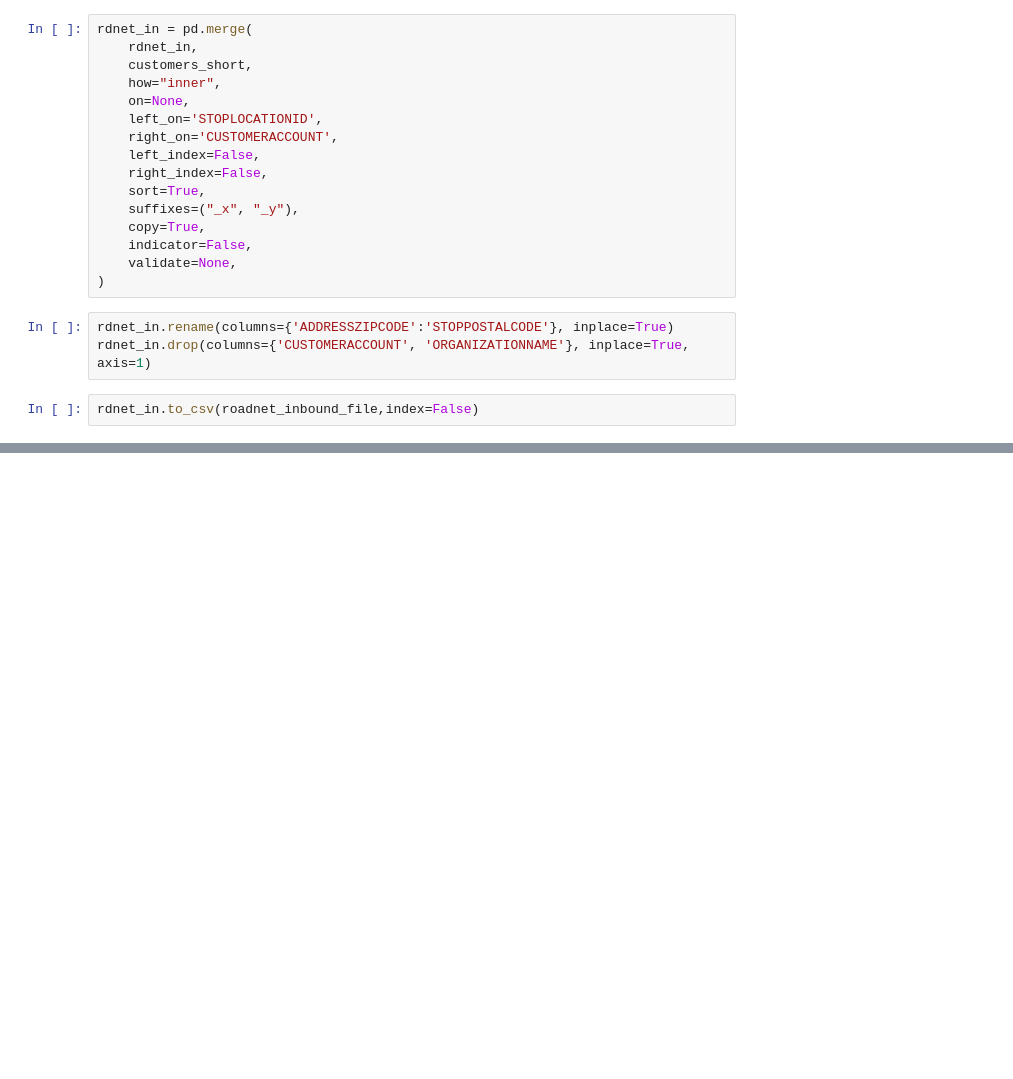
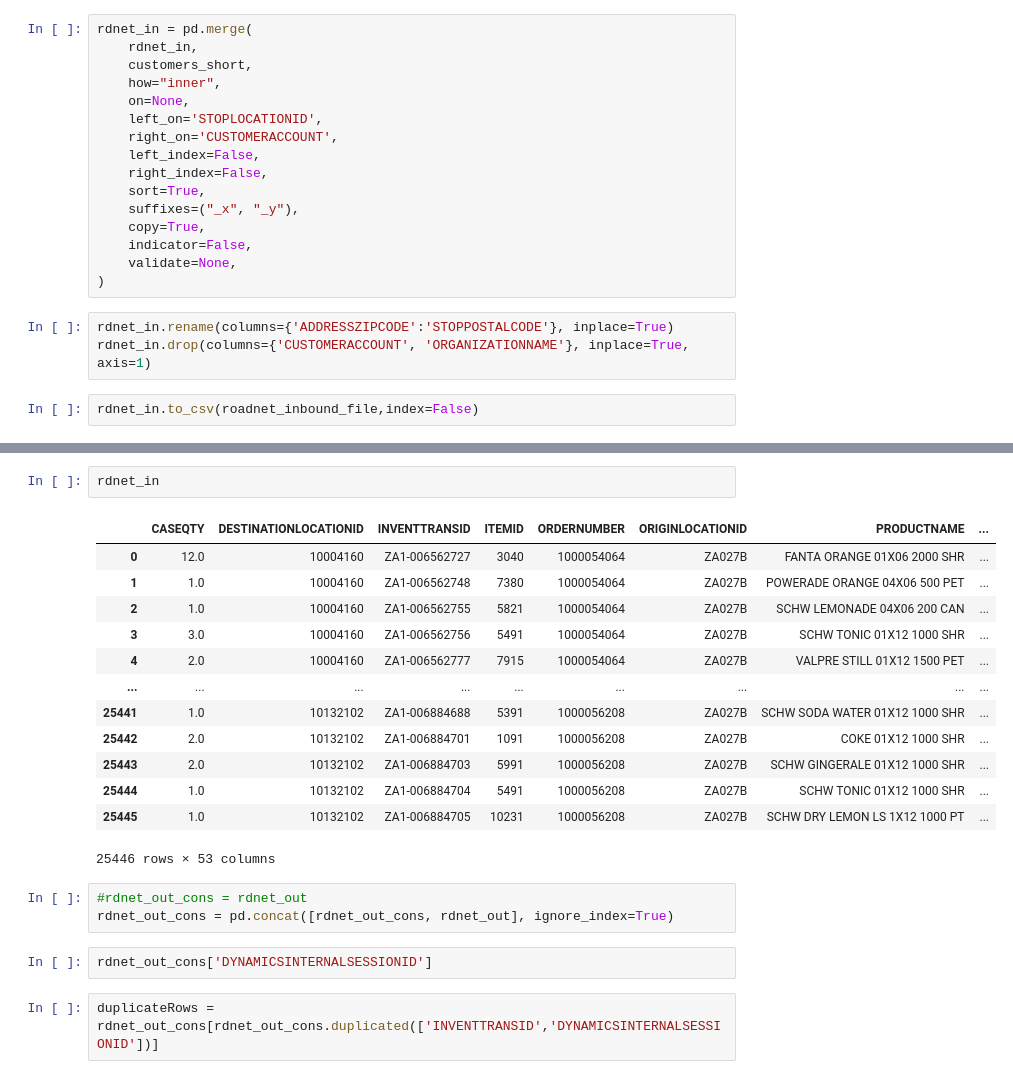
Before and after one commit to Lodewikus/CCBA_IPT, a Jupyter notebook: roadnet.ipynb, the cells around one changed output, grey strips where cells are left out. Saved outputs shown, nothing was run; the diff lists cells and outputs as text; blank space fills up the shorter version.

Commit message:
Check duplicates

```diff
--- a/roadnet.ipynb
+++ b/roadnet.ipynb
@@ -339,0 +359,23 @@ rdnet_in.to_csv(roadnet_inbound_file,index=False)
+# %%
+rdnet_in
+# %% [output]
+|  | CASEQTY | DESTINATIONLOCATIONID | INVENTTRANSID | ITEMID | ORDERNUMBER | ORIGINLOCATIONID | PRODUCTNAME | ... |
+| 0 | 12.0 | 10004160 | ZA1-006562727 | 3040 | 1000054064 | ZA027B | FANTA ORANGE 01X06 2000 SHR | ... |
+| 1 | 1.0 | 10004160 | ZA1-006562748 | 7380 | 1000054064 | ZA027B | POWERADE ORANGE 04X06 500 PET | ... |
+| 2 | 1.0 | 10004160 | ZA1-006562755 | 5821 | 1000054064 | ZA027B | SCHW LEMONADE 04X06 200 CAN | ... |
+| 3 | 3.0 | 10004160 | ZA1-006562756 | 5491 | 1000054064 | ZA027B | SCHW TONIC 01X12 1000 SHR | ... |
+| 4 | 2.0 | 10004160 | ZA1-006562777 | 7915 | 1000054064 | ZA027B | VALPRE STILL 01X12 1500 PET | ... |
+| ... | ... | ... | ... | ... | ... | ... | ... | ... |
+| 25441 | 1.0 | 10132102 | ZA1-006884688 | 5391 | 1000056208 | ZA027B | SCHW SODA WATER 01X12 1000 SHR | ... |
+| 25442 | 2.0 | 10132102 | ZA1-006884701 | 1091 | 1000056208 | ZA027B | COKE 01X12 1000 SHR | ... |
+| 25443 | 2.0 | 10132102 | ZA1-006884703 | 5991 | 1000056208 | ZA027B | SCHW GINGERALE 01X12 1000 SHR | ... |
+| 25444 | 1.0 | 10132102 | ZA1-006884704 | 5491 | 1000056208 | ZA027B | SCHW TONIC 01X12 1000 SHR | ... |
+| 25445 | 1.0 | 10132102 | ZA1-006884705 | 10231 | 1000056208 | ZA027B | SCHW DRY LEMON LS 1X12 1000 PT | ... |
+25446 rows × 53 columns
+# %%
+#rdnet_out_cons = rdnet_out
+rdnet_out_cons = pd.concat([rdnet_out_cons, rdnet_out], ignore_index=True)
+# %%
+rdnet_out_cons['DYNAMICSINTERNALSESSIONID']
+# %%
+duplicateRows = rdnet_out_cons[rdnet_out_cons.duplicated(['INVENTTRANSID','DYNAMICSINTERNALSESSIONID'])]
```
Also changed, not shown: parts of 4 cells of this notebook.
